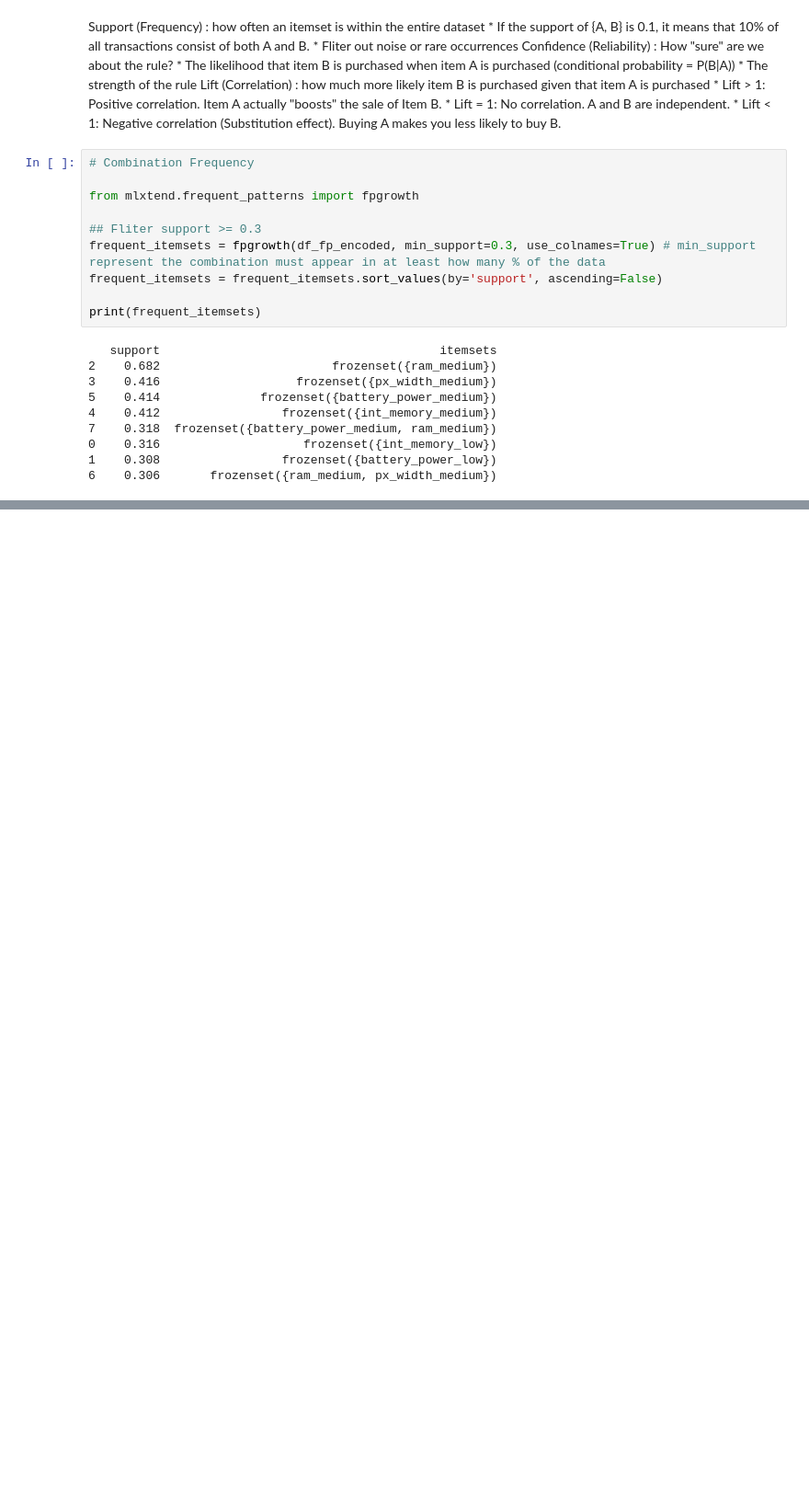
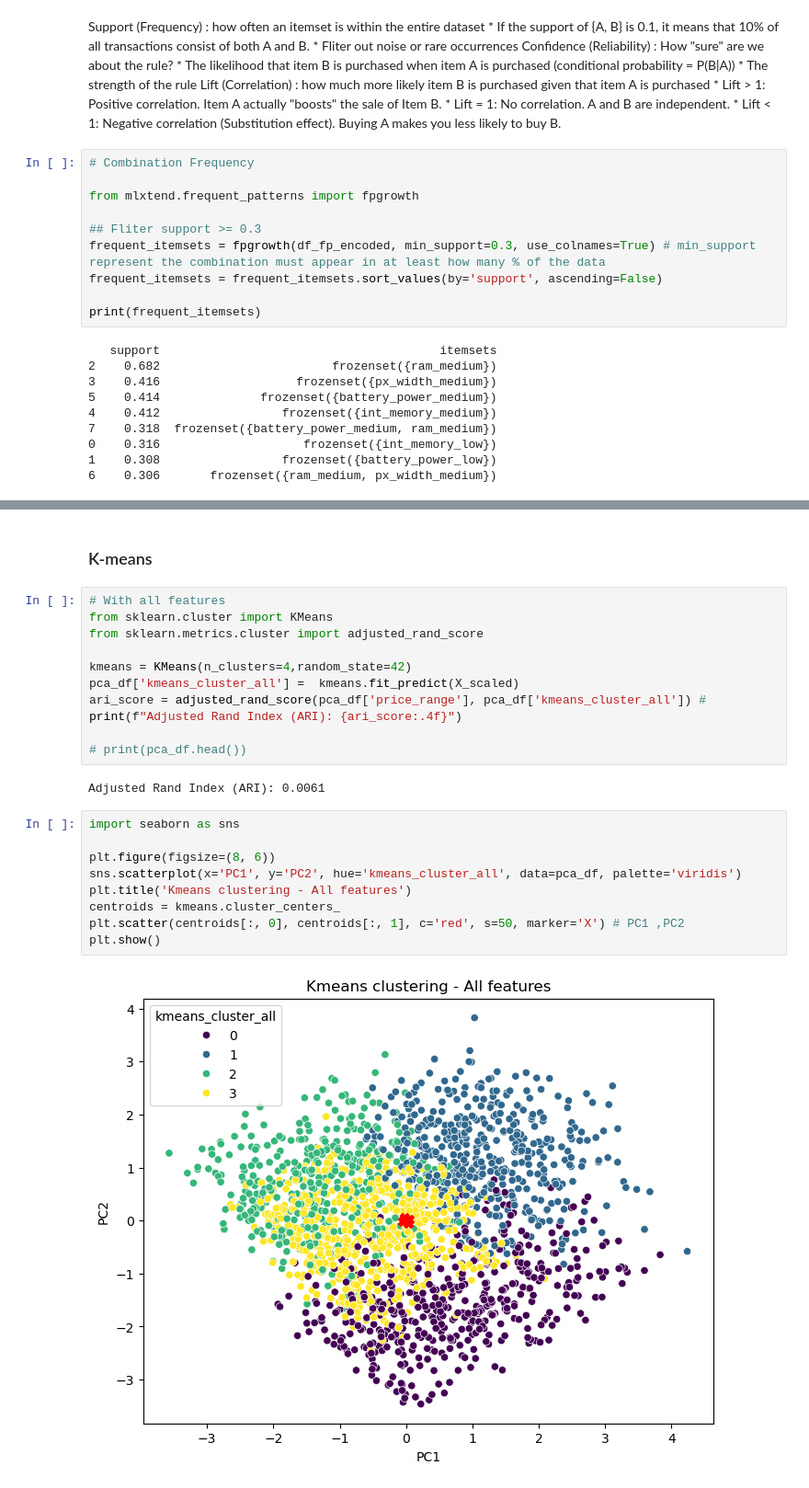
Before and after one commit to twilight123winni/DM2026-Assignment-2, a Jupyter notebook: Mobile_Price_Classification.ipynb, the cells around one changed output, grey strips where cells are left out. Shown at 92% size. Saved outputs shown, nothing was run; the diff lists cells and outputs as text; blank space fills up the shorter version.

```diff
--- a/Mobile_Price_Classification.ipynb
+++ b/Mobile_Price_Classification.ipynb
@@ -283,0 +330,26 @@ print(final_rules.sort_values(by='lift', ascending=False))
+# %% [markdown]
+### K-means
+# %%
+# With all features
+from sklearn.cluster import KMeans
+from sklearn.metrics.cluster import adjusted_rand_score
+
+kmeans = KMeans(n_clusters=4,random_state=42)
+pca_df['kmeans_cluster_all'] =  kmeans.fit_predict(X_scaled)
+ari_score = adjusted_rand_score(pca_df['price_range'], pca_df['kmeans_cluster_all']) #
+print(f"Adjusted Rand Index (ARI): {ari_score:.4f}")
+
+# print(pca_df.head())
+# %% [output]
+Adjusted Rand Index (ARI): 0.0061
+# %%
+import seaborn as sns
+
+plt.figure(figsize=(8, 6))
+sns.scatterplot(x='PC1', y='PC2', hue='kmeans_cluster_all', data=pca_df, palette='viridis')
+plt.title('Kmeans clustering - All features')
+centroids = kmeans.cluster_centers_
+plt.scatter(centroids[:, 0], centroids[:, 1], c='red', s=50, marker='X') # PC1 ,PC2
+plt.show()
+# %% [output]
+[figure, added]
```
Also changed, not shown: parts of 8 cells of this notebook.
